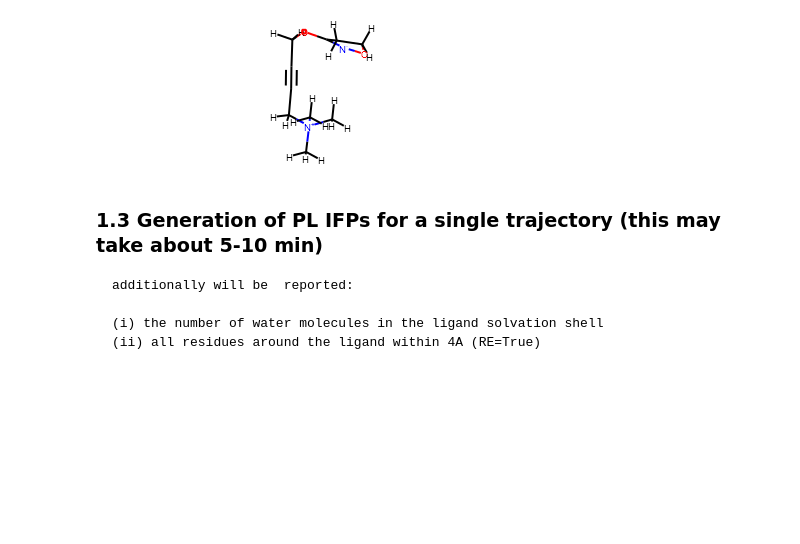
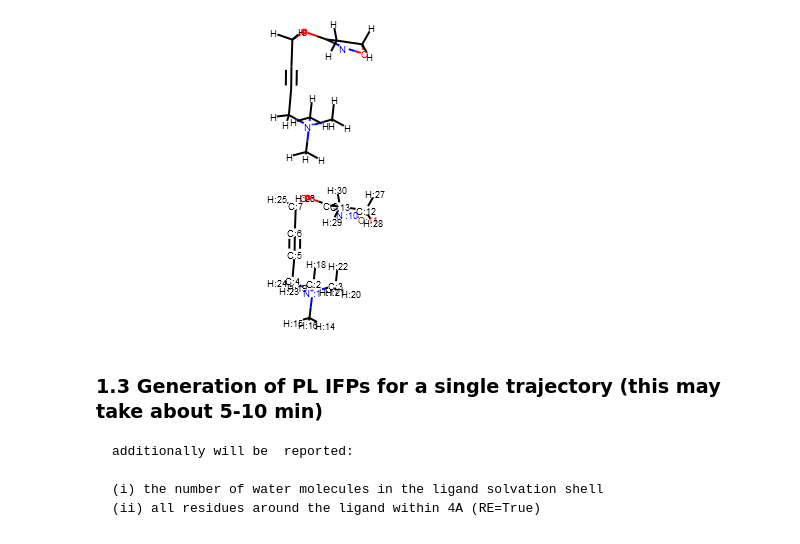
Before and after one commit to HITS-MCM/MD-IFP, a Jupyter notebook: IFP_generation_examples_TRAJ.ipynb, the cells around one changed output. Saved outputs shown, nothing was run; the diff lists cells and outputs as text; code cells hidden in the pictures; blank space fills up the shorter version.

```diff
--- a/IFP_generation_examples_TRAJ.ipynb
+++ b/IFP_generation_examples_TRAJ.ipynb
@@ -149,6 +152,15 @@ Hydrophobe ['C14', 'C06', 'C07']
 The following residue names will be used to identify ligand in the PDB file:  ['IXO']
 Ligand properties:  {'Acceptor': ['O09', 'O12'], 'PosIonizable': ['N02'], 'Hydrophobe': ['C14', 'C06', 'C07']}
 [figure]
+# %%
+#  another representation
+def mol_with_atom_index(mol):
+    for atom in mol.GetAtoms():
+        atom.SetAtomMapNum(atom.GetIdx())
+    return mol
+mol_with_atom_index(my_ligand.mol)
+# %% [output]
+[figure, added]
 # %% [markdown]
 ### 1.3 Generation of  PL IFPs  for a single trajectory (this may take about 5-10 min)
 
```
Also changed, not shown: parts of 9 cells of this notebook, 2 other files.
